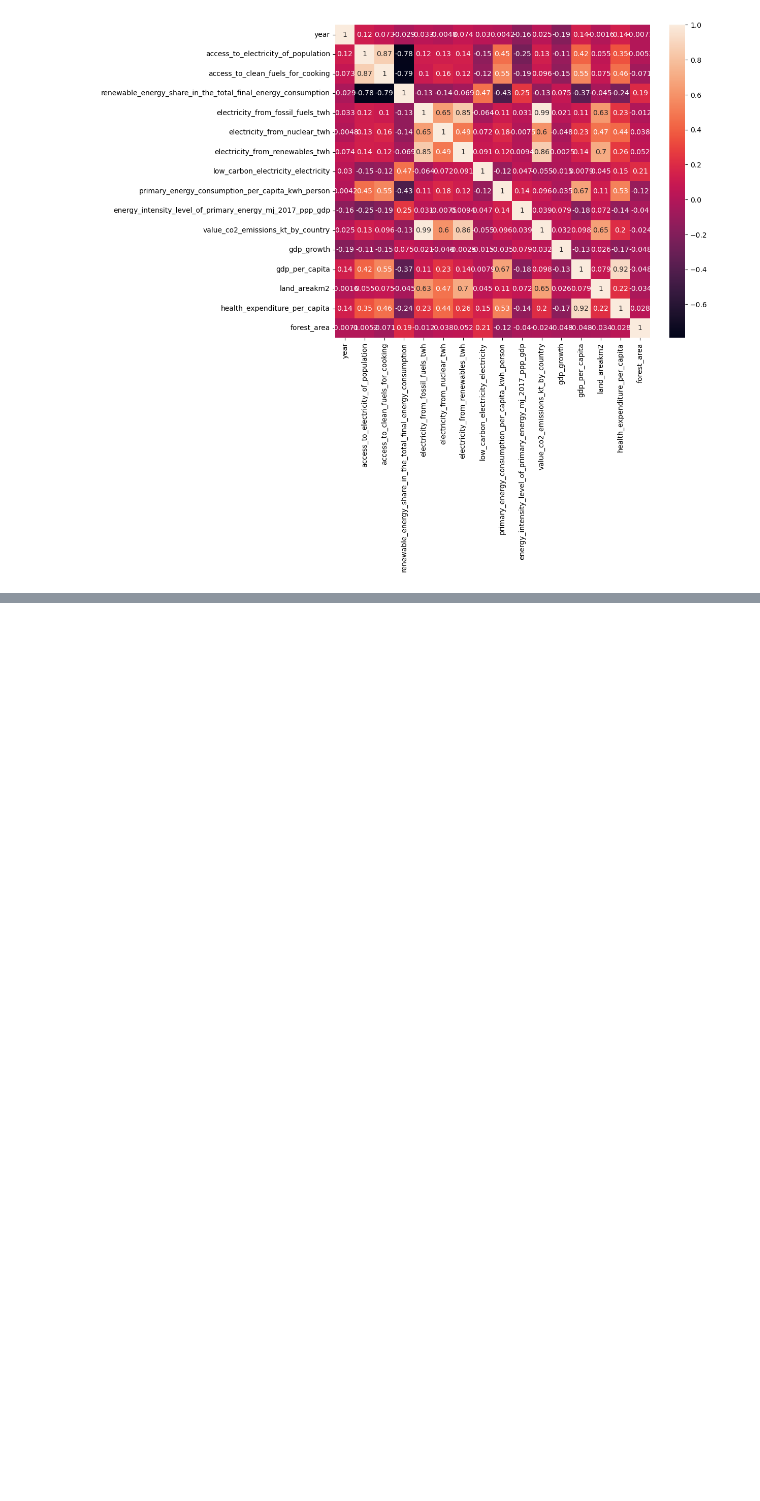
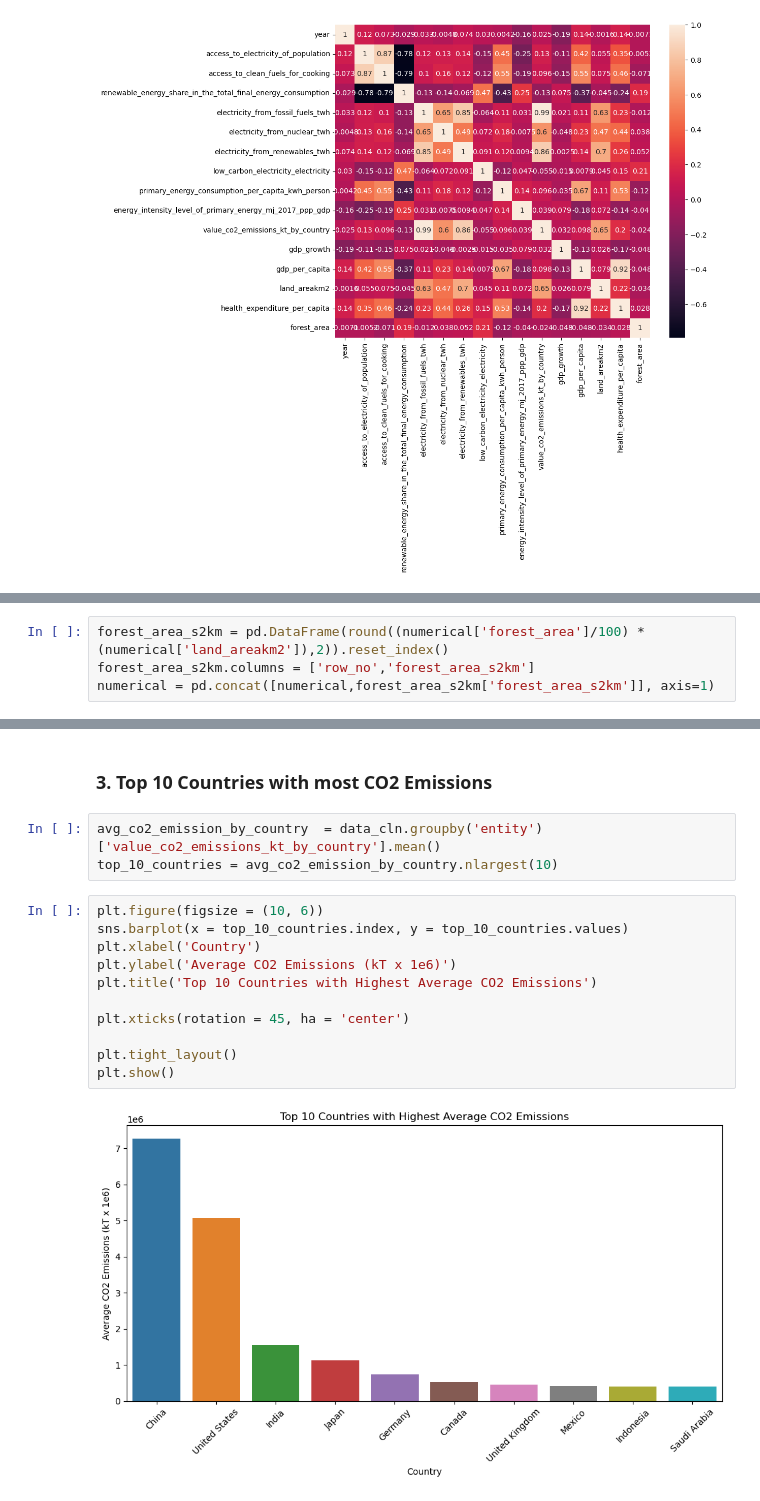
Before and after one commit to mayusuf/Global-Data-on-Sustainable-Energy, a Jupyter notebook: main.ipynb, the cells around one changed output, grey strips where cells are left out. Saved outputs shown, nothing was run; the diff lists cells and outputs as text; blank space fills up the shorter version.

```diff
--- a/main.ipynb
+++ b/main.ipynb
@@ -555,0 +474,4 @@ plot_world_map(column_name, title)
+# %%
+forest_area_s2km = pd.DataFrame(round((numerical['forest_area']/100) * (numerical['land_areakm2']),2)).reset_index()
+forest_area_s2km.columns = ['row_no','forest_area_s2km']
+numerical = pd.concat([numerical,forest_area_s2km['forest_area_s2km']], axis=1)
@@ -555,0 +582,18 @@ plot_world_map(column_name, title)
+# %% [markdown]
+### 3. Top 10 Countries with most CO2 Emissions
+# %%
+avg_co2_emission_by_country  = data_cln.groupby('entity')['value_co2_emissions_kt_by_country'].mean()
+top_10_countries = avg_co2_emission_by_country.nlargest(10)
+# %%
+plt.figure(figsize = (10, 6))
+sns.barplot(x = top_10_countries.index, y = top_10_countries.values)
+plt.xlabel('Country')
+plt.ylabel('Average CO2 Emissions (kT x 1e6)')
+plt.title('Top 10 Countries with Highest Average CO2 Emissions')
+
+plt.xticks(rotation = 45, ha = 'center')
+
+plt.tight_layout()
+plt.show()
+# %% [output]
+[figure, added]
```
Also changed, not shown: parts of 75 cells of this notebook, 2 other files.
